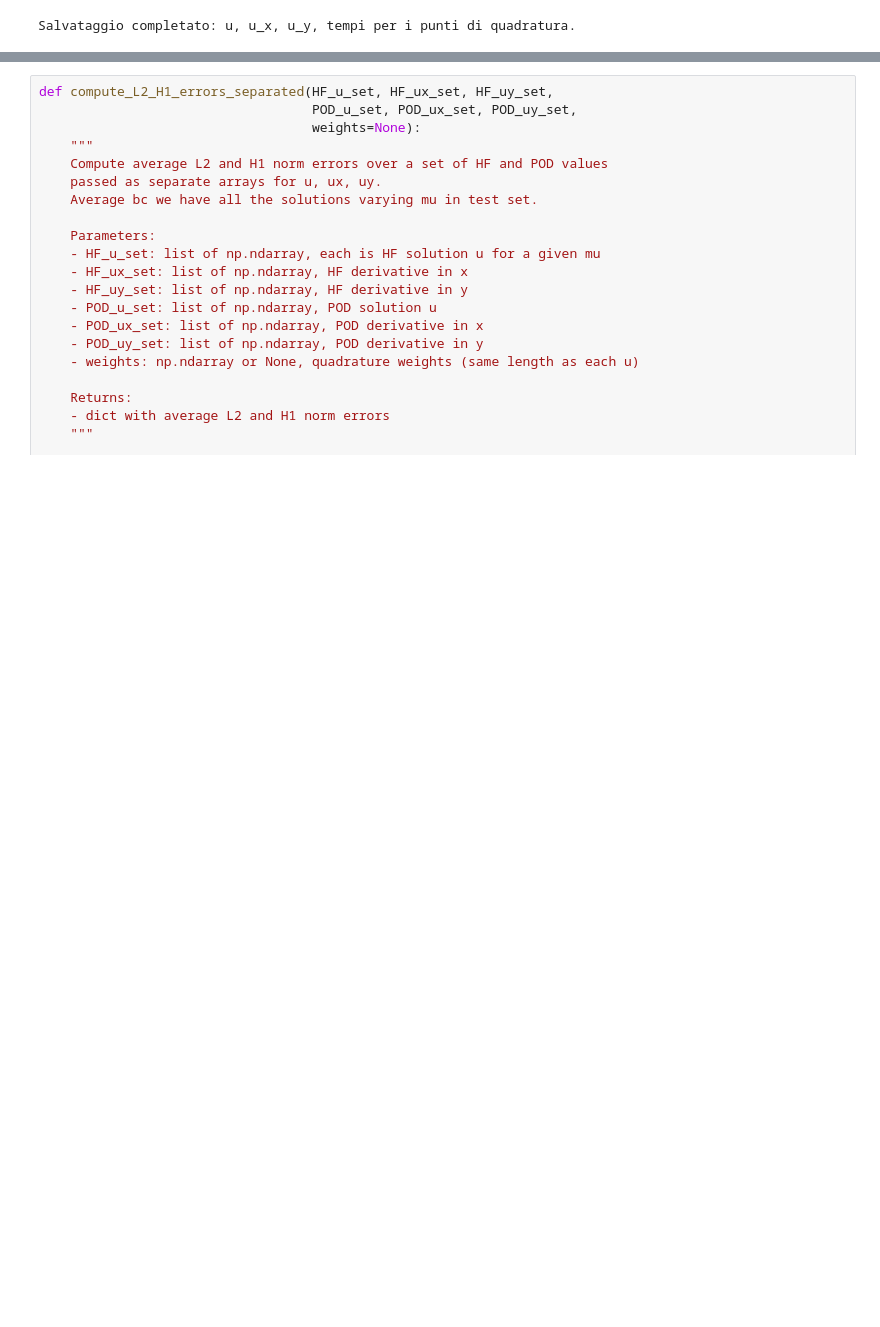
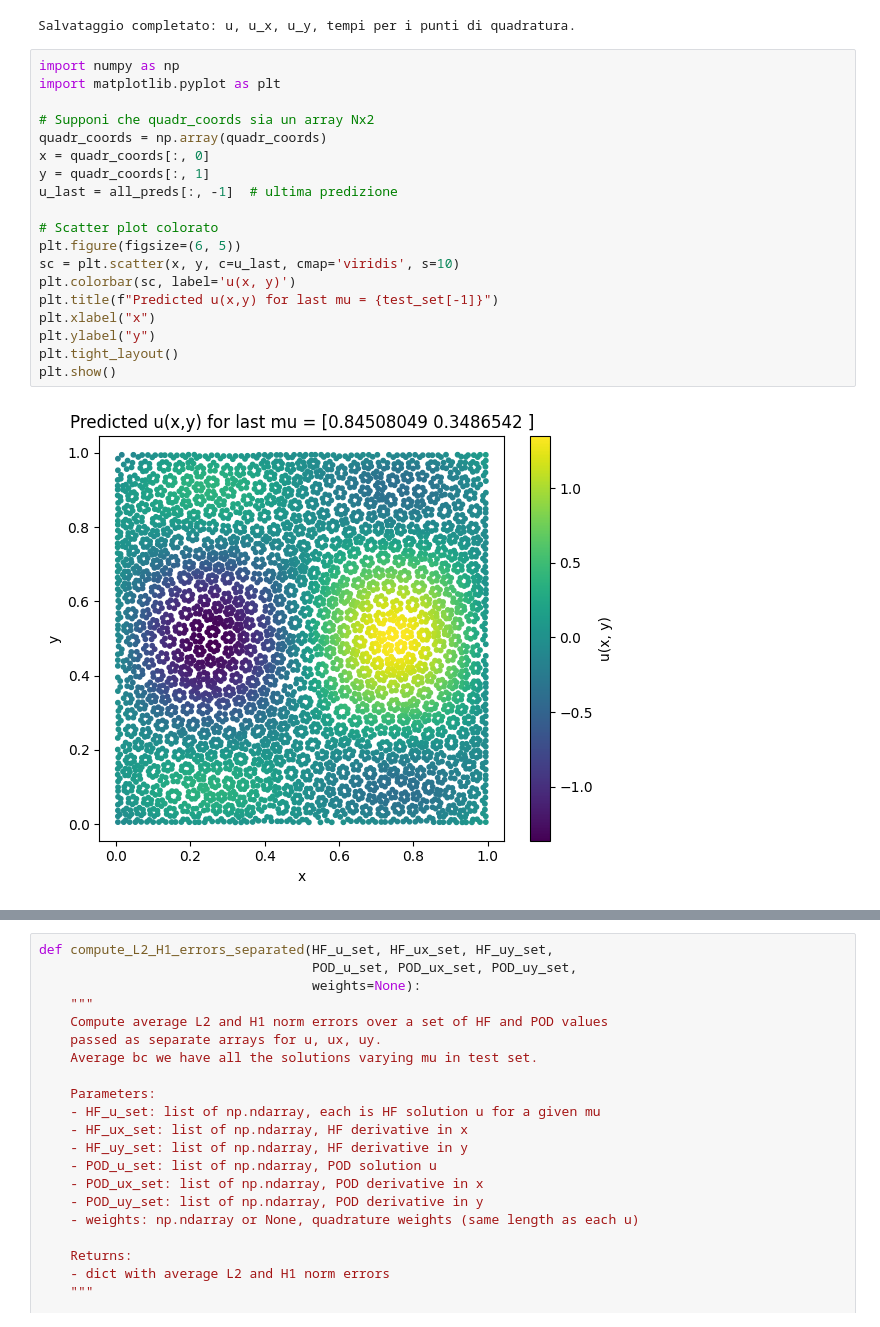
Before and after one commit to aurona23/progetto-MOR, a Jupyter notebook: pinn_es1/pinn_project_1.ipynb, the cells around one changed output, grey strips where cells are left out. Drawn from its saved outputs; the diff is of its cells as text; blank space fills up the shorter version.

```diff
--- a/pinn_es1/pinn_project_1.ipynb
+++ b/pinn_es1/pinn_project_1.ipynb
@@ -1006,3 +1012,24 @@ df_times.to_csv("tempi_pinn.csv")
 print("Salvataggio completato: u, u_x, u_y, tempi per i punti di quadratura.")
 # %% [output]
 Salvataggio completato: u, u_x, u_y, tempi per i punti di quadratura.
+# %%
+import numpy as np
+import matplotlib.pyplot as plt
+
+# Supponi che quadr_coords sia un array Nx2
+quadr_coords = np.array(quadr_coords)
+x = quadr_coords[:, 0]
+y = quadr_coords[:, 1]
+u_last = all_preds[:, -1]  # ultima predizione
+
+# Scatter plot colorato
+plt.figure(figsize=(6, 5))
+sc = plt.scatter(x, y, c=u_last, cmap='viridis', s=10)
+plt.colorbar(sc, label='u(x, y)')
+plt.title(f"Predicted u(x,y) for last mu = {test_set[-1]}")
+plt.xlabel("x")
+plt.ylabel("y")
+plt.tight_layout()
+plt.show()
+# %% [output]
+[figure, added]
```
Also changed, not shown: parts of 6 cells of this notebook, 9 other files.
